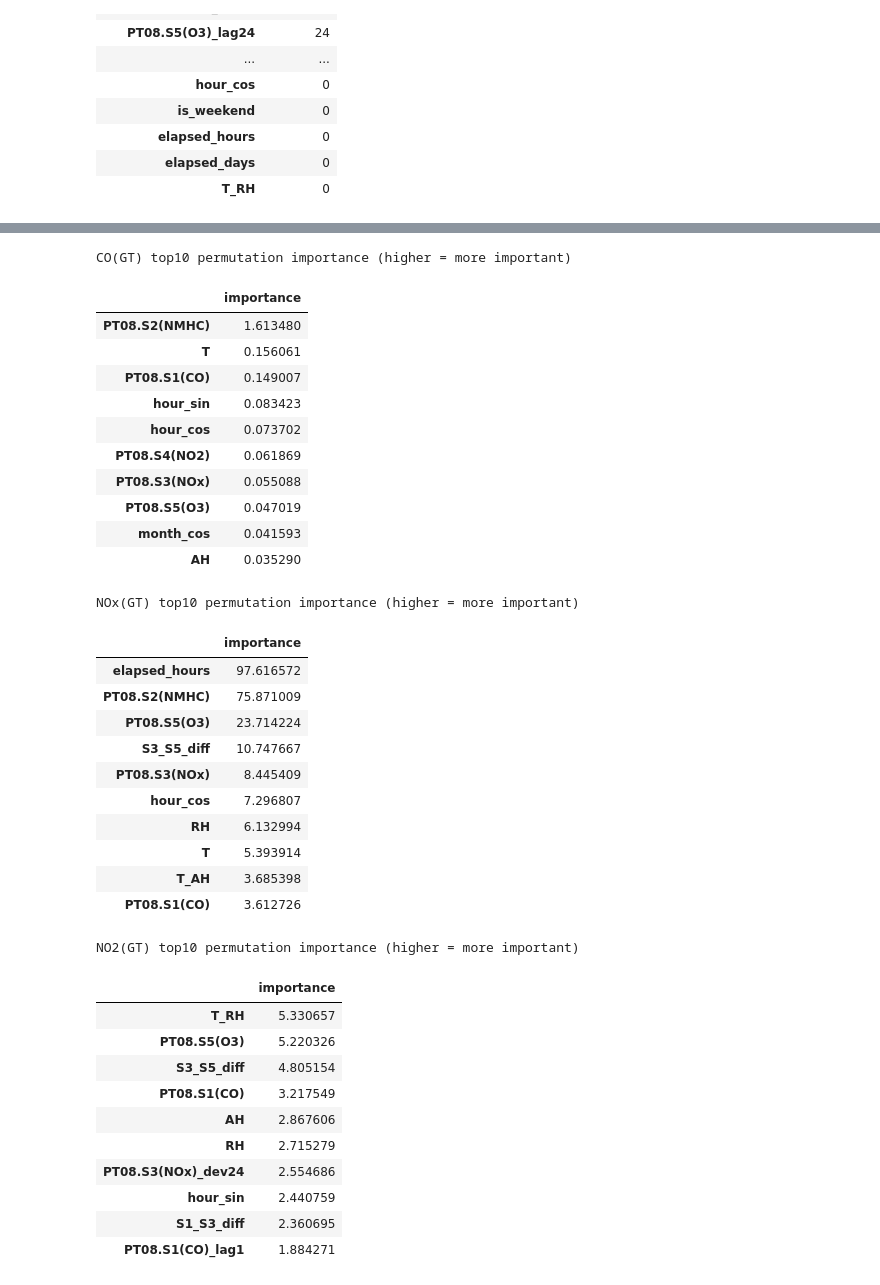
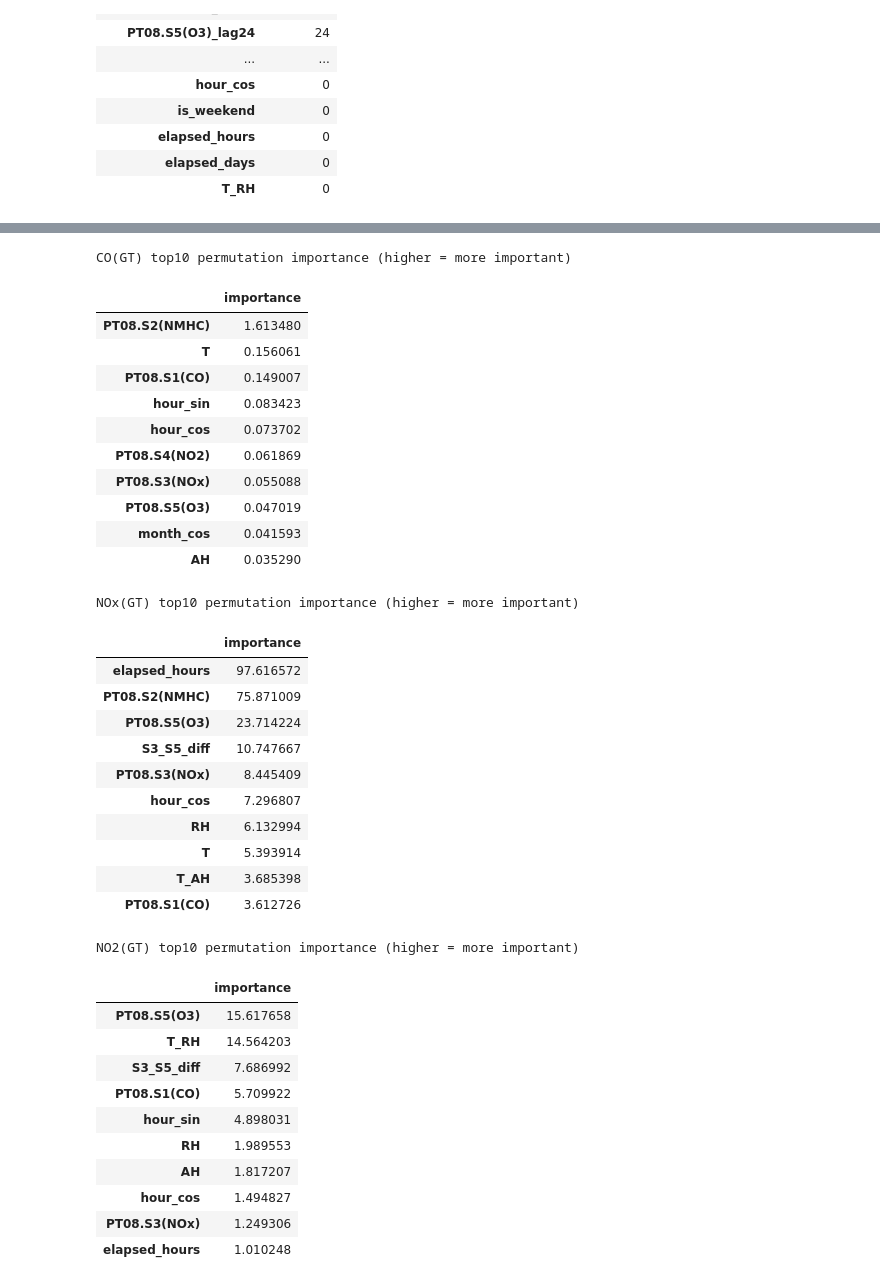
Before and after one commit to AkmalFazli27/air-quality-estimation, a Jupyter notebook: notebooks/modeling.ipynb, the cells around one changed output, grey strips where cells are left out. Saved outputs shown, nothing was run; the diff lists cells and outputs as text; code cells hidden in the pictures.

```diff
--- a/notebooks/modeling.ipynb
+++ b/notebooks/modeling.ipynb
@@ -278,15 +281,23 @@ def recent_slice(X, y, frac=1.0):
     cut = int(len(X) * (1.0 - frac))
     return X.iloc[cut:].reset_index(drop=True), y.iloc[cut:].reset_index(drop=True)
 
-NO2_TRAIN_FRACS = [1.0, 0.75, 0.50]
+NO2_TRAIN_FRACS = [1.0, 0.75]
 # %%
+NO2_DELTA_OPTIONS = [("off", no2_base_features), ("on", no2_delta_features)]
+
 for target in target_columns:
-    selected_features = features_by_target[target]
-    X_train_full, y_train_full = valid_target_data(X_train_filled, train_df, target, selected_features)
-    X_validation, y_validation = valid_target_data(X_validation_filled, val_df, target, selected_features)
+    if target == "NO2(GT)":
+        configs = [
+            (frac, delta_label, feats)
+            for frac in NO2_TRAIN_FRACS
+            for delta_label, feats in NO2_DELTA_OPTIONS
+        ]
+    else:
+        configs = [(1.0, "base", features_by_target[target])]
 
-    fracs = NO2_TRAIN_FRACS if target == "NO2(GT)" else [1.0]
-    for frac in fracs:
+    for frac, delta_label, selected_features in configs:
+        X_train_full, y_train_full = valid_target_data(X_train_filled, train_df, target, selected_features)
+        X_validation, y_validation = valid_target_data(X_validation_filled, val_df, target, selected_features)
         X_train, y_train = recent_slice(X_train_full, y_train_full, frac)
 
         for model_name, (pipeline, parameter_space) in make_searches_for_target(target).items():
@@ -317,15 +328,16 @@ for target in target_columns:
                 "target": target,
                 "model": model_name,
                 "train_frac": frac,
-                "features": "delta_on" if target == "NO2(GT)" else "base",
+                "delta": delta_label,
+                "features": f"delta_{delta_label}" if target == "NO2(GT)" else "base",
                 "cv_rmse": -search.best_score_,
                 "validation_rmse": metrics["rmse"],
                 "validation_mae": metrics["mae"],
                 "validation_r2": metrics["r2"],
                 "best_params": search.best_params_,
             })
-            best_models[(target, model_name, frac)] = search
-            validation_predictions[(target, model_name, frac)] = (y_validation.copy(), validation_pred)
+            best_models[(target, model_name, frac, delta_label)] = search
+            validation_predictions[(target, model_name, frac, delta_label)] = (y_validation.copy(), validation_pred)
 # %%
 validation_results_df = pd.DataFrame(validation_results)
 best_rows = (
@@ -337,7 +349,7 @@ best_rows = (
 display(best_rows.drop(columns=["best_params"]))
 
 selected_models = {
-    row.target: best_models[(row.target, row.model, row.train_frac)]
+    row.target: best_models[(row.target, row.model, row.train_frac, row.delta)]
     for row in best_rows.itertuples()
 }
 # %% [output]
@@ -354,10 +366,14 @@ for target in target_columns:
     train_mask = train_df[target].notna()
     validation_mask = val_df[target].notna()
     test_mask = test_df[target].notna()
-    selected_features = features_by_target[target]
 
     selected_row = best_rows.loc[best_rows["target"] == target].iloc[0]
     selected_frac = float(selected_row["train_frac"]) if "train_frac" in selected_row else 1.0
+    selected_delta = selected_row["delta"] if "delta" in selected_row else "base"
+    if target == "NO2(GT)":
+        selected_features = no2_delta_features if selected_delta == "on" else no2_base_features
+    else:
+        selected_features = features_by_target[target]
     X_train_part = X_train_filled.loc[train_mask, selected_features].reset_index(drop=True)
     y_train_part = train_df.loc[train_mask, target].reset_index(drop=True)
     X_train_part, y_train_part = recent_slice(X_train_part, y_train_part, selected_frac)
@@ -388,6 +404,7 @@ for target in target_columns:
             "target": target,
             "best_model": selected_model_name,
             "train_frac": selected_frac,
+            "delta": selected_delta,
             "test_rmse": metrics["rmse"],
             "test_mae": metrics["mae"],
             "test_r2": metrics["r2"],
@@ -407,49 +424,53 @@ final_results_df
 # %%
 for target in ["CO(GT)", "NOx(GT)", "NO2(GT)"]:
-    sel = features_by_target[target]
+    win_row = best_rows.loc[best_rows["target"] == target].iloc[0]
+    if target == "NO2(GT)" and "delta" in win_row and win_row["delta"] == "off":
+        sel = no2_base_features
+    else:
+        sel = features_by_target[target]
     Xtr, ytr = valid_target_data(X_train_filled, train_df, target, sel)
     model = selected_models[target]
     r = permutation_importance(model, Xtr, ytr, n_repeats=10, random_state=42, scoring="neg_root_mean_squared_error")
     imp = pd.Series(r.importances_mean, index=sel).sort_values(ascending=False)
     print(f"\n{target} top10 permutation importance (higher = more important)")
     display(imp.head(10).to_frame("importance"))
 # %% [output]
 CO(GT) top10 permutation importance (higher = more important)
 |  | importance |
 | PT08.S2(NMHC) | 1.613480 |
 | T | 0.156061 |
 | PT08.S1(CO) | 0.149007 |
 | hour_sin | 0.083423 |
 | hour_cos | 0.073702 |
 | PT08.S4(NO2) | 0.061869 |
 | PT08.S3(NOx) | 0.055088 |
 | PT08.S5(O3) | 0.047019 |
 | month_cos | 0.041593 |
 | AH | 0.035290 |
 NOx(GT) top10 permutation importance (higher = more important)
 |  | importance |
 | elapsed_hours | 97.616572 |
 | PT08.S2(NMHC) | 75.871009 |
 | PT08.S5(O3) | 23.714224 |
 | S3_S5_diff | 10.747667 |
 | PT08.S3(NOx) | 8.445409 |
 | hour_cos | 7.296807 |
 | RH | 6.132994 |
 | T | 5.393914 |
 | T_AH | 3.685398 |
 | PT08.S1(CO) | 3.612726 |
 NO2(GT) top10 permutation importance (higher = more important)
 |  | importance |
-| T_RH | 5.330657 |
-| PT08.S5(O3) | 5.220326 |
-| S3_S5_diff | 4.805154 |
-| PT08.S1(CO) | 3.217549 |
-| AH | 2.867606 |
-| RH | 2.715279 |
-| PT08.S3(NOx)_dev24 | 2.554686 |
-| hour_sin | 2.440759 |
-| S1_S3_diff | 2.360695 |
-| PT08.S1(CO)_lag1 | 1.884271 |
+| PT08.S5(O3) | 15.617658 |
+| T_RH | 14.564203 |
+| S3_S5_diff | 7.686992 |
+| PT08.S1(CO) | 5.709922 |
+| hour_sin | 4.898031 |
+| RH | 1.989553 |
+| AH | 1.817207 |
+| hour_cos | 1.494827 |
+| PT08.S3(NOx) | 1.249306 |
+| elapsed_hours | 1.010248 |
 # %%
 fig, axes = plt.subplots(2, 2, figsize=(12, 10))
 for axis, target in zip(axes.ravel(), target_columns):
```
Also changed, not shown: parts of 4 cells of this notebook.
